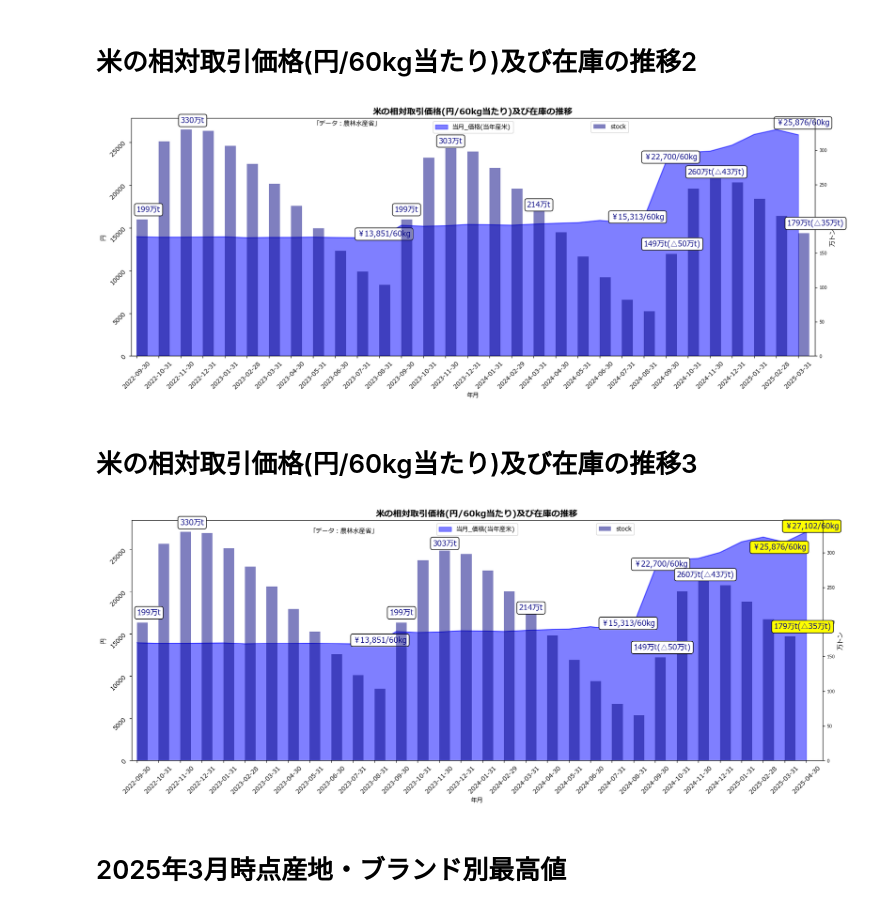
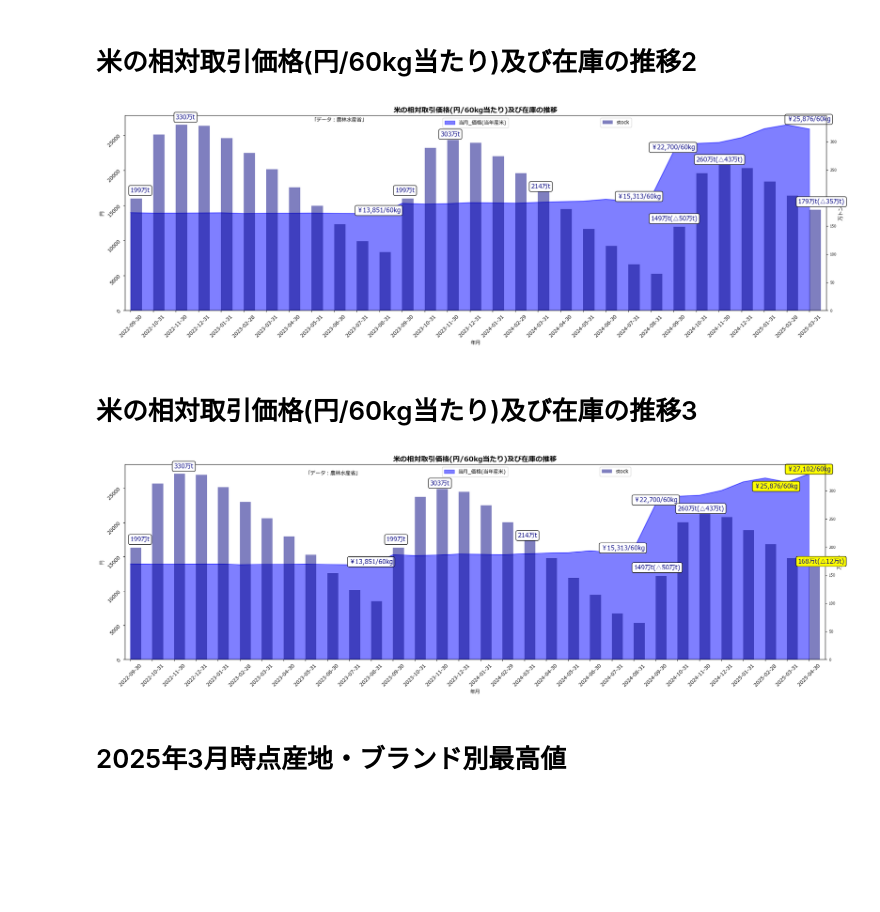
Before and after one commit to Pipikopimame/orbe_public2, a Jupyter notebook: 米_相対取引価格推移.ipynb, the cells around one changed output. Drawn from its saved outputs; the diff is of its cells as text; code cells hidden in the pictures; blank space fills up the shorter version.

```diff
--- a/米_相対取引価格推移.ipynb
+++ b/米_相対取引価格推移.ipynb
@@ -133,7 +133,7 @@ df3['年月'] = df3.index
 df3.set_index('年月',inplace=True)
 #df3.reset_index(drop=True,inplace=True)
 
-fig,ax = plt.subplots(figsize=(20,7))
+fig,ax = plt.subplots(figsize=(25,7))
 ax.tick_params(axis='both',labelsize=7)
 ax2 = ax.twinx()
 ax2.tick_params(axis='both',labelsize=7)
@@ -145,34 +145,34 @@ ax.set_title('米の相対取引価格(円/60kg当たり)及び在庫の推移',
 
 df3[['当月_価格(当年産米)']].plot(ax=ax,kind='area',color='blue',alpha=0.5)
 df3[['stock']].plot(ax=ax2,kind='bar',color='navy',alpha=0.5,align='edge')
 #ax.bar(df3['年月'],df3['当月_価格(当年産米)'],width=7,color='orange',label='当月_価格(当年産米)')
 ax.legend(loc='upper center',bbox_to_anchor=(0.5,1))
 ax2.legend(loc='upper center',bbox_to_anchor=(0.7,1))
 ax.tick_params(axis='both',labelsize=10,labelrotation=45)
 #ax.set_xticklabels(df3['年月'],rotation=45)
 
 #ax2.bar(df3['年月'],df3['stock'],width=4,color='blue',align='edge',alpha=0.7,label='stock')
 #ax2.legend(loc='upper center',bbox_to_anchor=(0.3,1))
 df3.index = pd.to_datetime(df3.index)
 ax2.annotate('199万t',xy=(0,199.0),xytext=(0,210.0),size=12,color='navy',bbox=dict(boxstyle='round',fc='white'))
 ax2.annotate('199万t',xy=(12,199.0),xytext=(11.7,210.0),size=12,color='navy',bbox=dict(boxstyle='round',fc='white'))
 ax2.annotate('149万t(△50万t)',xy=(24,149.0),xytext=(23,160),size=12,color='navy',bbox=dict(boxstyle='round',fc='white'))
 ax2.annotate('330万t',xy=(2,330.0),xytext=(2,340),size=12,color='navy',bbox=dict(boxstyle='round',fc='white'))
 ax2.annotate('303万t',xy=(14,303.0),xytext=(13.7,310),size=12,color='navy',bbox=dict(boxstyle='round',fc='white'))
 ax2.annotate('214万t',xy=(18,214),xytext=(17.7,217),size=12,color='navy',bbox=dict(boxstyle='round',fc='white'))
 ax2.annotate('260万t(△43万t)',xy=(26,260),xytext=(25,265),size=12,color='navy',bbox=dict(boxstyle='round',fc='white'))
 ax2.annotate('179万t(△35万t)',xy=(30,179),xytext=(29.5,190),size=12,color='navy',bbox=dict(boxstyle='round',fc='white'))
 ax.annotate('￥22,700/60kg',xy=(24,22700),xytext=(23,23000),size=12,color='navy',bbox=dict(boxstyle='round',fc='white'))
 ax.annotate('￥15,313/60kg',xy=(22,15313),xytext=(21.5,16000),size=12,color='navy',bbox=dict(boxstyle='round',fc='white'))
 ax.annotate('￥13,851/60kg',xy=(11,13851),xytext=(10,14000),size=12,color='navy',bbox=dict(boxstyle='round',fc='white'))
 ax.annotate('￥25,876/60kg',xy=(30,25876),xytext=(29,27000),size=12,color='navy',bbox=dict(boxstyle='round',fc='white'))
 ax.annotate('「データ：農林水産省」',xy=(8,20000),xytext=(8,27000),size=10,color='black')
 #ax2.plot(df3['年月'],df3['stock'],color='navy',linestyle='dotted')
 
 fig.show()
 plt.savefig('rice2.png')
 # %% [output]
-[figure, old version]
+[figure, new version]
 # %% [markdown]
 <h1>米の相対取引価格(円/60kg当たり)及び在庫の推移3</h1>
 # %%
@@ -180,7 +180,7 @@ rice_query = '''SELECT * FROM rice3 WHERE 産地 = '全銘柄平均価格、合
 rice_may = pd.read_sql(rice_query,engine3)
 rice_may['年月'] = rice_may['年月'].astype('str')
 rice_may2 = rice_may.set_index('年月')
-stock_query2 = '''SELECT 年月,stock FROM stock2 WHERE 年月 > '2022-08-31' AND 年月 < '2025-05-31';'''
+stock_query2 = '''SELECT 年月,stock FROM stock3 WHERE 年月 > '2022-08-31' AND 年月 < '2025-05-31';'''
 stock_may = pd.read_sql(stock_query2,engine3)
 
 stock_may['年月'] = stock_may['年月'].astype('str')
@@ -196,7 +196,7 @@ rice_may3 = pd.concat([rice_may2,stock_may4],axis=1)
 rice_may3['年月'] = rice_may3.index
 rice_may3.set_index('年月',inplace=True)
 
-fig,ax = plt.subplots(figsize=(20,7))
+fig,ax = plt.subplots(figsize=(25,7))
 ax.tick_params(axis='both',labelsize=7)
 ax2 = ax.twinx()
 ax2.tick_params(axis='both',labelsize=7)
@@ -224,7 +224,8 @@ ax2.annotate('330万t',xy=(2,330.0),xytext=(2,340),size=12,color='navy',bbox=dic
 ax2.annotate('303万t',xy=(14,303.0),xytext=(13.7,310),size=12,color='navy',bbox=dict(boxstyle='round',fc='white'))
 ax2.annotate('214万t',xy=(18,214),xytext=(17.7,217),size=12,color='navy',bbox=dict(boxstyle='round',fc='white'))
 ax2.annotate('260万t(△43万t)',xy=(26,260),xytext=(25,265),size=12,color='navy',bbox=dict(boxstyle='round',fc='white'))
-ax2.annotate('179万t(△35万t)',xy=(30,179),xytext=(29.5,190),size=12,color='navy',bbox=dict(boxstyle='round',fc='yellow'))
+#ax2.annotate('179万t(△35万t)',xy=(30,179),xytext=(29.5,190),size=12,color='navy',bbox=dict(boxstyle='round',fc='yellow'))
+ax2.annotate('168万t(△12万t)',xy=(30.5,171),size=12,color='navy',bbox=dict(boxstyle='round',fc='yellow'))
 ax.annotate('￥22,700/60kg',xy=(24,22700),xytext=(23,23000),size=12,color='navy',bbox=dict(boxstyle='round',fc='white'))
 ax.annotate('￥15,313/60kg',xy=(22,15313),xytext=(21.5,16000),size=12,color='navy',bbox=dict(boxstyle='round',fc='white'))
 ax.annotate('￥13,851/60kg',xy=(11,13851),xytext=(10,14000),size=12,color='navy',bbox=dict(boxstyle='round',fc='white'))
@@ -235,7 +236,7 @@ ax.annotate('「データ：農林水産省」',xy=(8,20000),xytext=(8,27000),si
 plt.show()
 #plt.savefig('rice_may21.png')
 # %% [output]
-[figure, old version]
+[figure, new version]
 # %% [markdown]
 <h1>2025年3月時点産地・ブランド別最高値</h1>
 # %%
```
